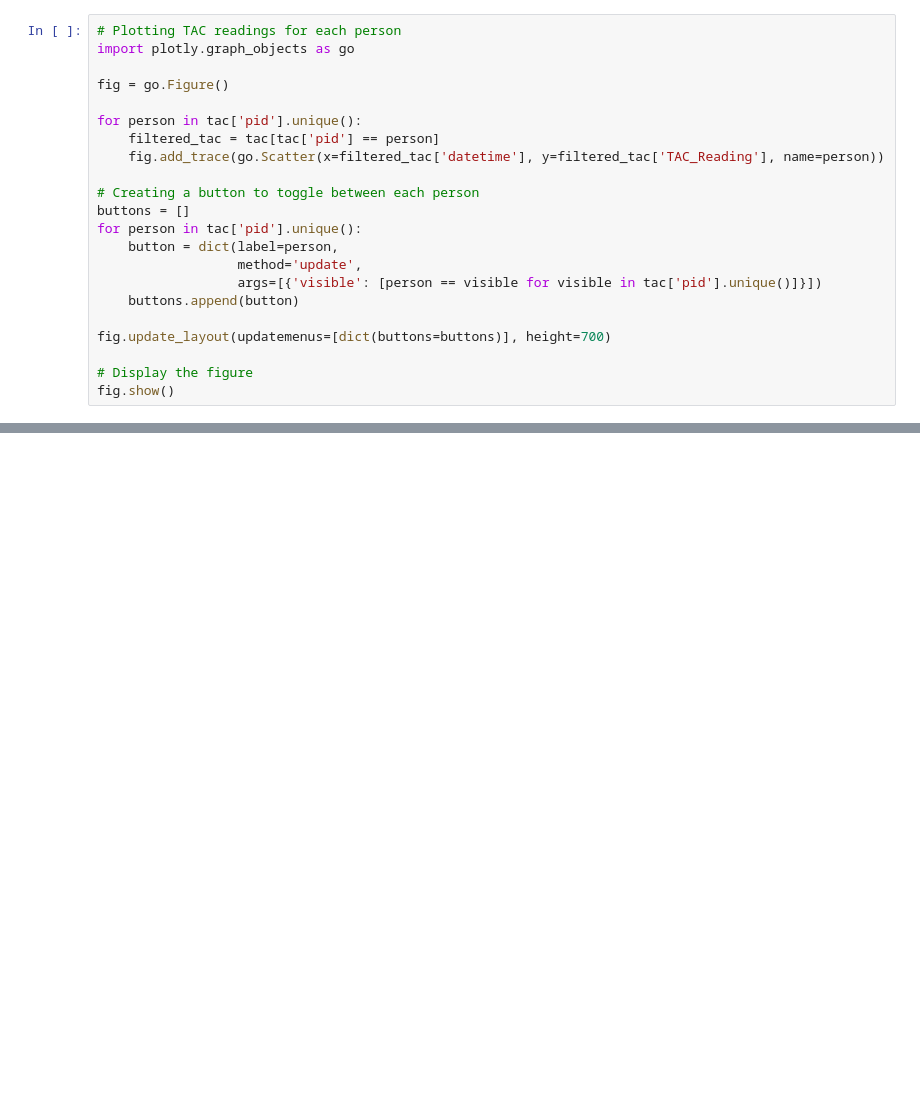
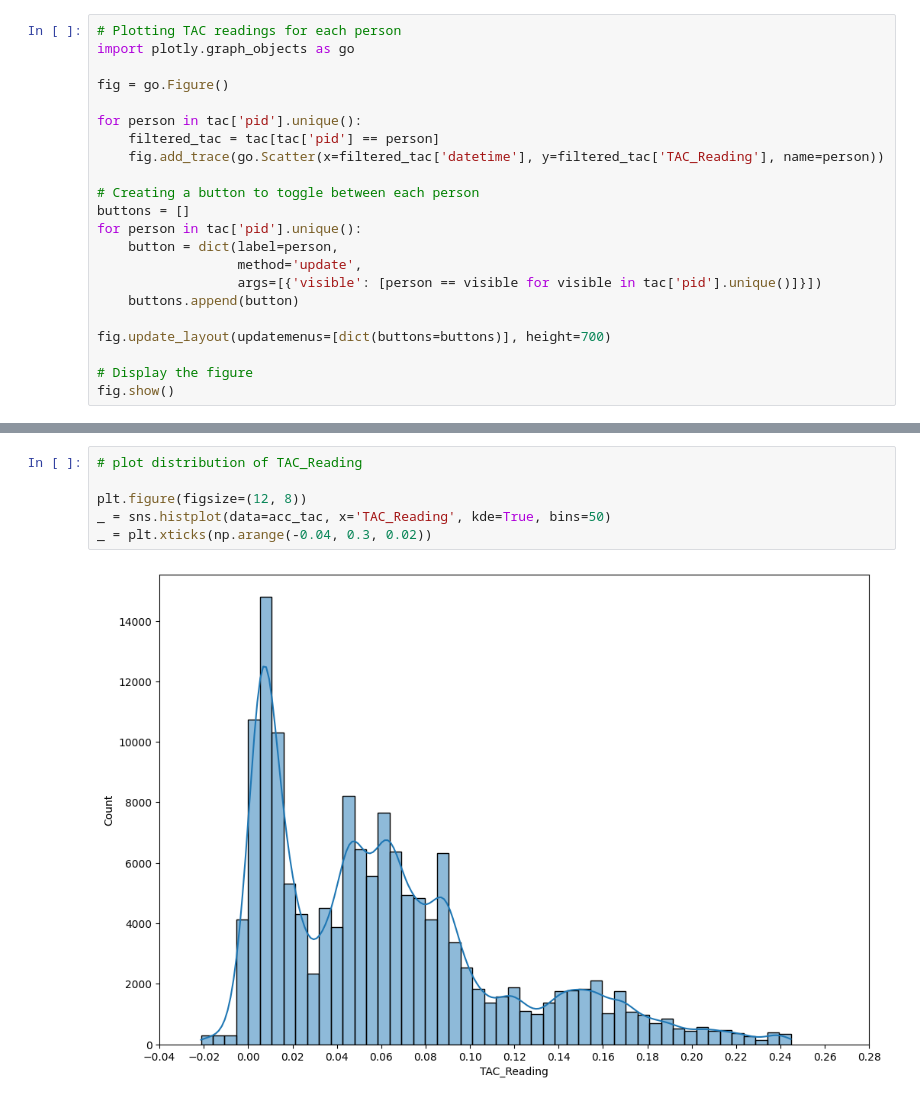
Before and after one commit to matheuscamposmt/heavy_drinks, a Jupyter notebook: notebook.ipynb, the cells around one changed output, grey strips where cells are left out. Drawn from its saved outputs; the diff is of its cells as text; blank space fills up the shorter version.

```diff
--- a/notebook.ipynb
+++ b/notebook.ipynb
@@ -212,0 +189,8 @@ acc_tac
+# %%
+# plot distribution of TAC_Reading
+
+plt.figure(figsize=(12, 8))
+_ = sns.histplot(data=acc_tac, x='TAC_Reading', kde=True, bins=50)
+_ = plt.xticks(np.arange(-0.04, 0.3, 0.02))
+# %% [output]
+[figure, added]
```
Also changed, not shown: parts of 22 cells of this notebook.
